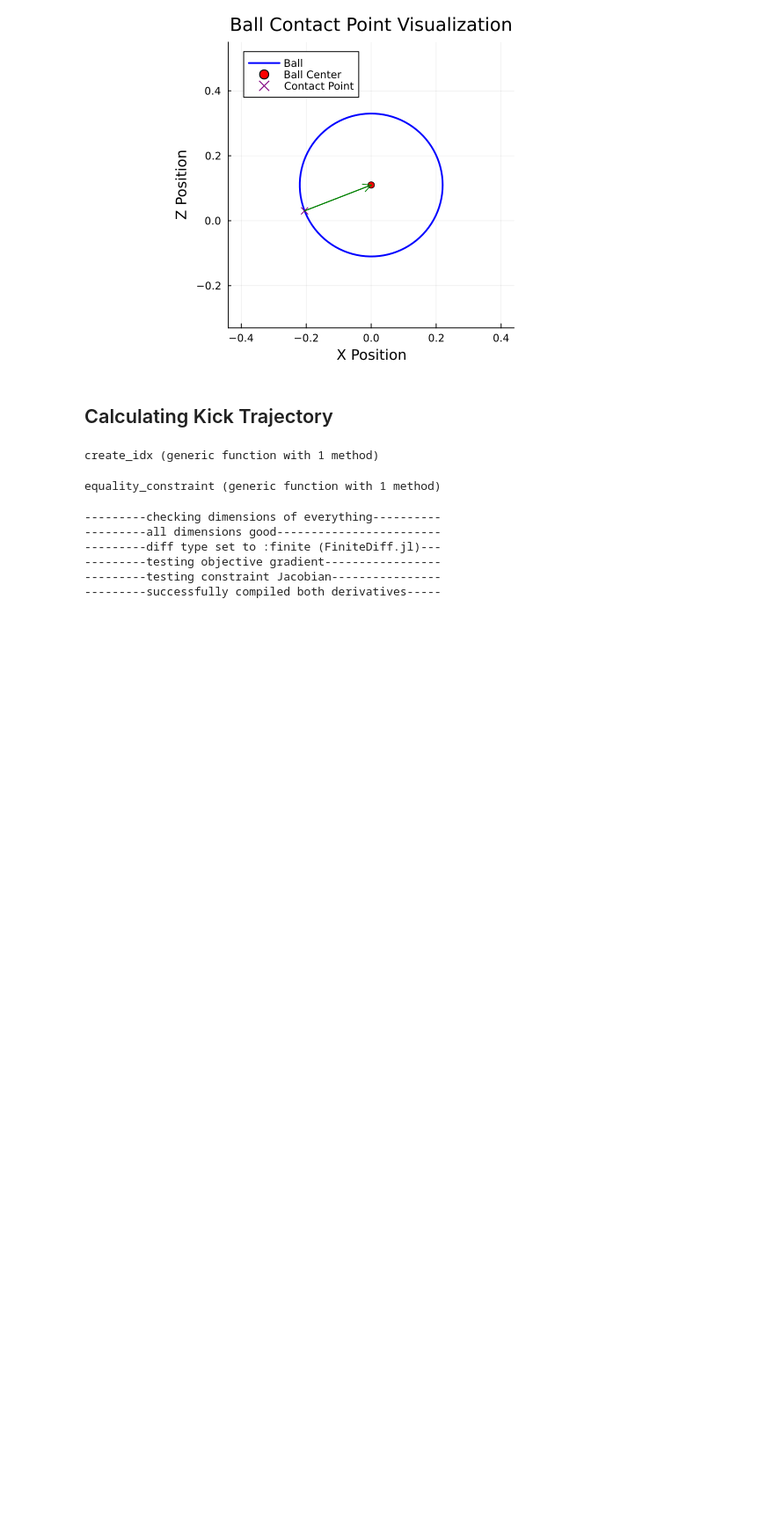
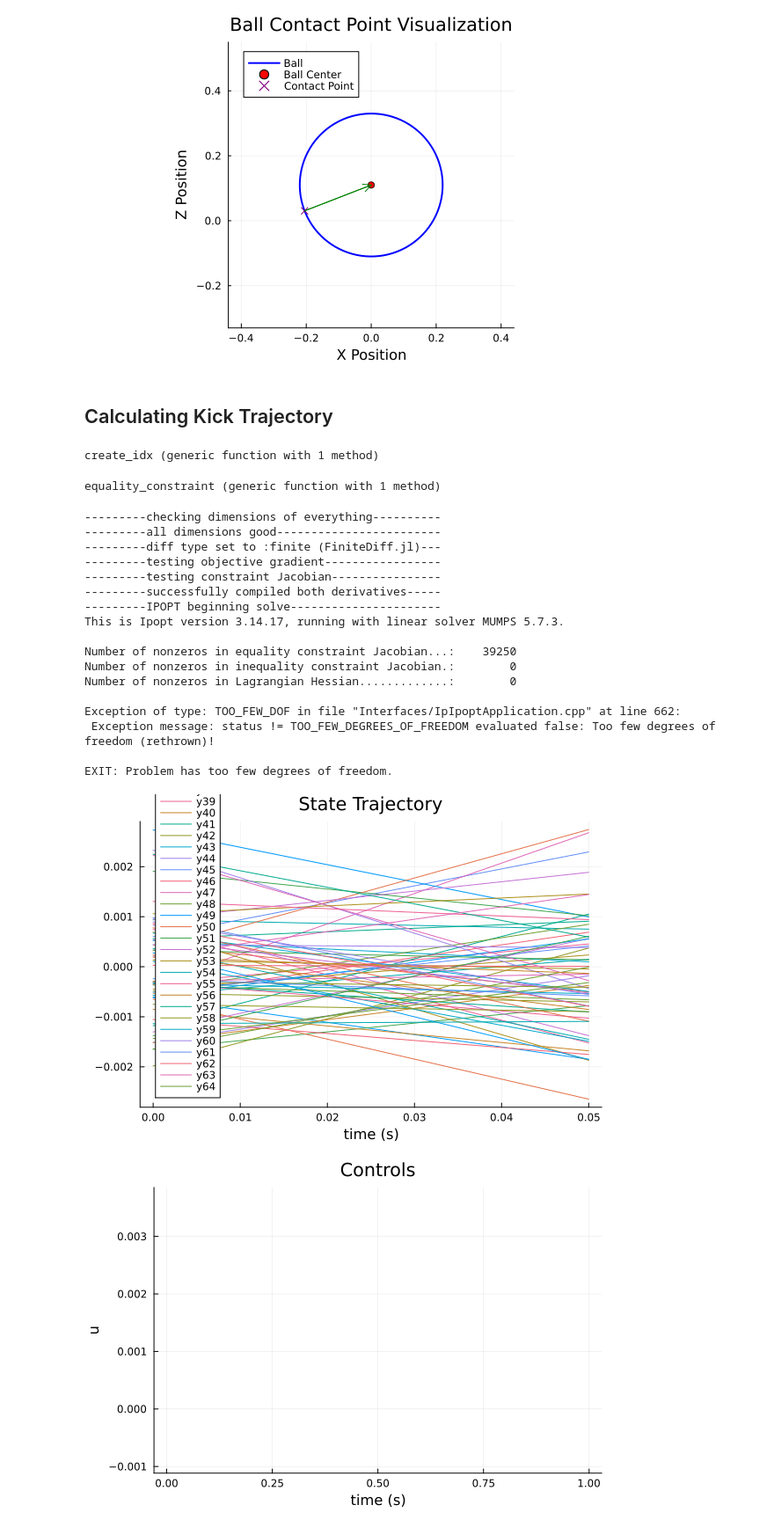
Before and after one commit to oberton31/16745_Unitree_G1_Goal_Kicking, a Jupyter notebook: src/humanoid_ball_kicking.ipynb, the cells around one changed output. Shown at 88% size. Cells and saved outputs as stored; diff of their text form; code cells hidden in the pictures; blank space fills up the shorter version.

Commit message:
adding sparse matrix solver

```diff
--- a/src/humanoid_ball_kicking.ipynb
+++ b/src/humanoid_ball_kicking.ipynb
@@ -188,16 +188,12 @@ visualize_contact(J, p_c)
 # %% [markdown]
 ## Calculating Kick Trajectory
 # %%
-function linearized_dynamics(params, x::Vector, u::Vector)::Vector
-    A, B = params.A, params.B
-    return A * x + B * u
-end
 function hermite_simpson(params::NamedTuple, x1::Vector, x2::Vector, u, dt::Real)::Vector
     model = params.model
-    x1dot = linearized_dynamics(params, x1, u)
-    x2dot = linearized_dynamics(params, x2, u)
+    x1dot = dynamics(model, x1, u)
+    x2dot = dynamics(model, x2, u)
     x_k12 = 1/2 * (x1 + x2) + dt/8 * (x1dot - x2dot)
-    return x1 + dt/6 * (x1dot + 4 * linearized_dynamics(params, x_k12, u) + x2dot) - x2
+    return x1 + dt/6 * (x1dot + 4 * dynamics(model, x_k12, u) + x2dot) - x2
 end
 function create_idx(nx,nu,N)
     # This function creates some useful indexing tools for Z
@@ -271,7 +268,7 @@ function solve_ball_kick(;verbose=true)
     nx = size(x_eq, 1)
     nu = size(u_eq, 1)
     dt = 0.05
-    tf = 2.0
+    tf = 0.05
     t_vec = 0:dt:tf
     N = length(t_vec)
 
@@ -284,13 +281,14 @@ function solve_ball_kick(;verbose=true)
     idx = create_idx(nx,nu,N)
 
     # initial and goal states
-    xic = zeros(nx) + 2* randn(nx) #1 * x_eq
-    xg = zeros(nx) #1 * x_eq
+    xic = 1 * x_eq
+    xg = 1 * x_eq
 
-    A = FD.jacobian(x_ -> dynamics(model, x_, u_eq), x_eq)
-    B = FD.jacobian(u_ -> dynamics(model, x_eq, u_), u_eq)
-    #Ad = exp(A * dt)  # Compute matrix exponential
-    #Bd = A \ (Ad - I) * B
+    Ac = FD.jacobian(x_ -> dynamics(model, x_, u_eq), x_eq)
+    Bc = FD.jacobian(u_ -> dynamics(model, x_eq, u_), u_eq)
+    matrix_exp = exp([Ac Bc; zeros(nu, nx) zeros(nu, nu)] .* dt)
+    A = matrix_exp[1:nx, 1:nx]
+    B = matrix_exp[1:nx, nx+1:end]
 
     # load all useful things into params
     params = (Q = Q, R = R, Qf = Qf, xic = xic, xg = xg, dt = dt, N = N, idx = idx,mc = 1.0, mp = 0.2, l = 0.5, u_eq = zeros(size(u_eq)), model=model, A = A, B = B)
@@ -323,31 +321,44 @@ function solve_ball_kick(;verbose=true)
     Z = fmincon(cost,equality_constraint,inequality_constraint,
                 x_l,x_u,c_l,c_u,z0,params, diff_type;
                 tol = 1e-6, c_tol = 1e-6, max_iters = 10_000, verbose = verbose)
 
     # pull the X and U solutions out of Z
     X = [Z[idx.x[i]] for i = 1:N]
     U = [Z[idx.u[i]] for i = 1:(N-1)]
 
     return X, U, t_vec, params
 end
 
 
 X, U, t_vec = solve_ball_kick(verbose=true)
 
 
 Xm = hcat(X...)
 Um = hcat(U...)
 
 # --------------plotting-----------------
-display(plot(t_vec, Xm', label = ["p" "θ" "ṗ" "θ̇"], xlabel = "time (s)", title = "State Trajectory"))
+display(plot(t_vec, Xm', xlabel = "time (s)", title = "State Trajectory"))
 display(plot(t_vec[1:end-1],Um',label="",xlabel = "time (s)", ylabel = "u",title = "Controls"))
 
 # meshcat animation
 #display(animate_cartpole(X, 0.05))
 # %% [output]
 ---------checking dimensions of everything----------
 ---------all dimensions good------------------------
 ---------diff type set to :finite (FiniteDiff.jl)---
 ---------testing objective gradient-----------------
 ---------testing constraint Jacobian----------------
 ---------successfully compiled both derivatives-----
+---------IPOPT beginning solve----------------------
+This is Ipopt version 3.14.17, running with linear solver MUMPS 5.7.3.
+
+Number of nonzeros in equality constraint Jacobian...:    39250
+Number of nonzeros in inequality constraint Jacobian.:        0
+Number of nonzeros in Lagrangian Hessian.............:        0
+
+Exception of type: TOO_FEW_DOF in file "Interfaces/IpIpoptApplication.cpp" at line 662:
+ Exception message: status != TOO_FEW_DEGREES_OF_FREEDOM evaluated false: Too few degrees of freedom (rethrown)!
+
+EXIT: Problem has too few degrees of freedom.
+[figure, added]
+[figure, added]
```
Also changed, not shown: parts of 1 cell of this notebook, 6 other files.
